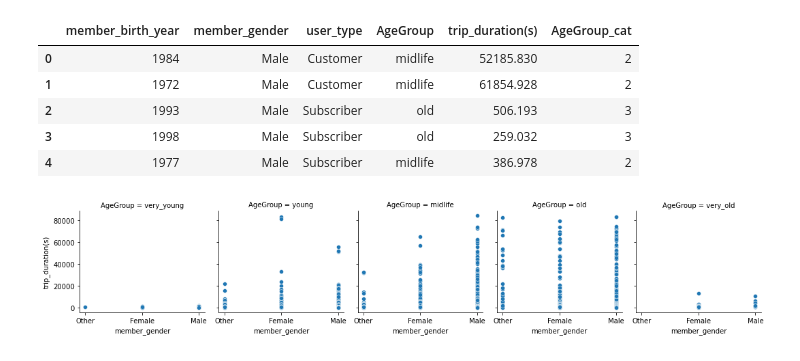
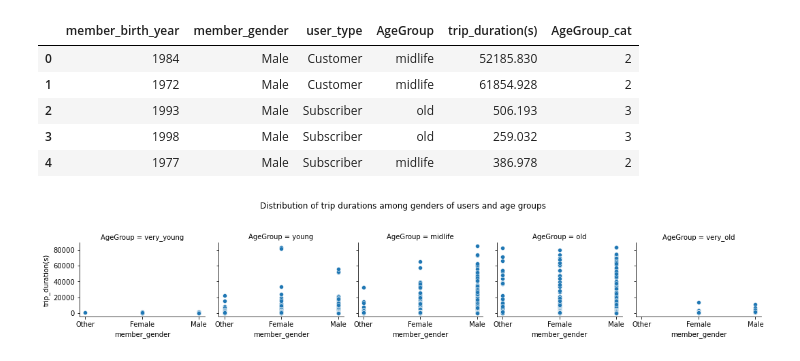
Before and after one commit to fotso0244/Udacity_Data_Analyst_Project3, a Jupyter notebook: Part_II_slide_deck.ipynb, the cells around one changed output. Cells and saved outputs as stored; diff of their text form; code cells hidden in the pictures.

```diff
--- a/Part_II_slide_deck.ipynb
+++ b/Part_II_slide_deck.ipynb
@@ -219,6 +219,8 @@ bike_trip_df.head()
 | 4 | 1977 | Male | Subscriber | midlife | 386.978 | 2 |
 # %%
 g = sb.FacetGrid(bike_trip_df, col="AgeGroup")
-g.map(sb.scatterplot, "member_gender", "trip_duration(s)");
+g.map(sb.scatterplot, "member_gender", "trip_duration(s)")
+g.fig.subplots_adjust(top=0.7) # adjust the Figure in g
+g.fig.suptitle('Distribution of trip durations among genders of users and age groups');
 # %% [output]
-[figure, old version]
+[figure, new version]
```
Also changed, not shown: parts of 3 cells of this notebook, 1 other file.
